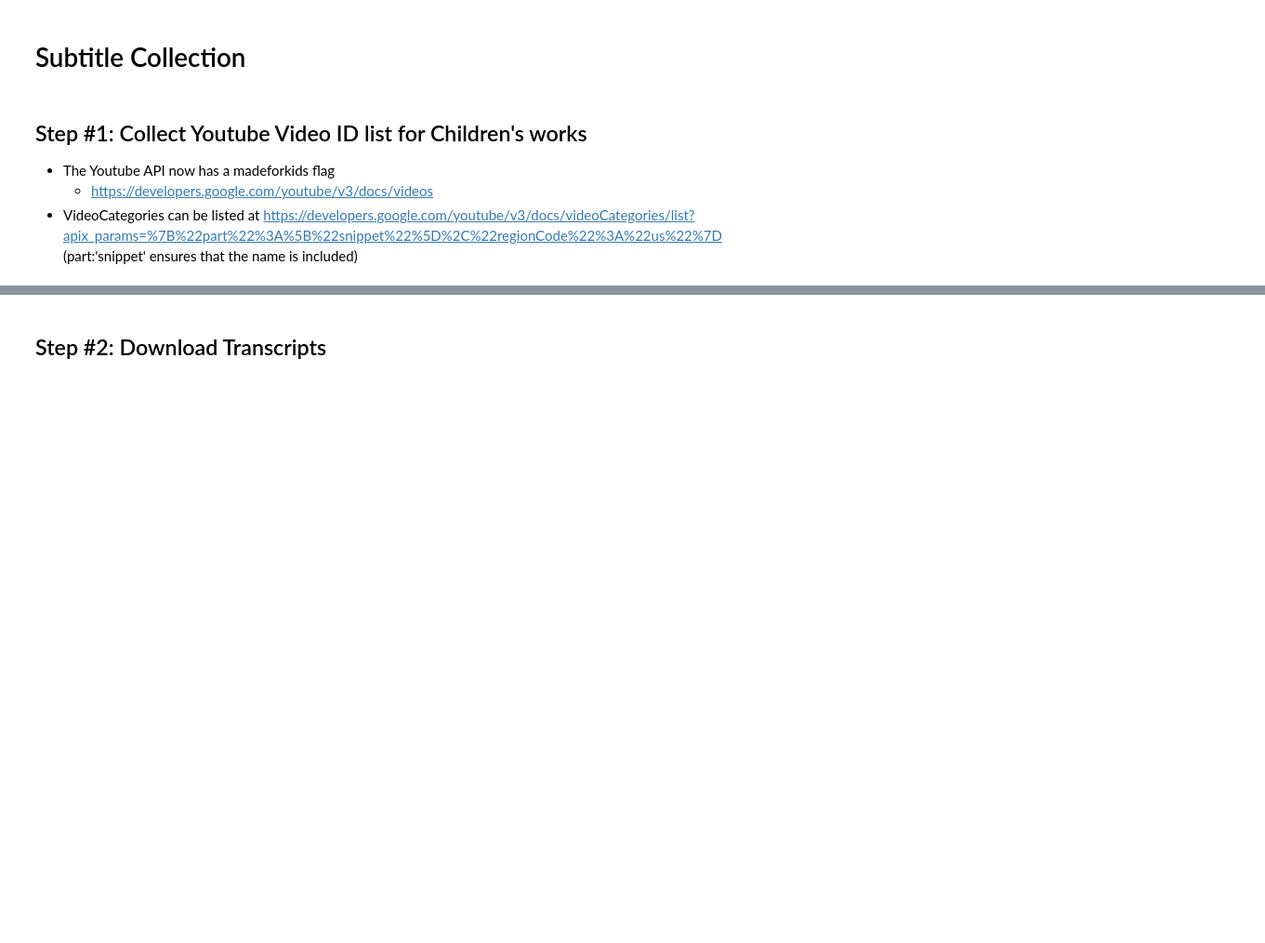
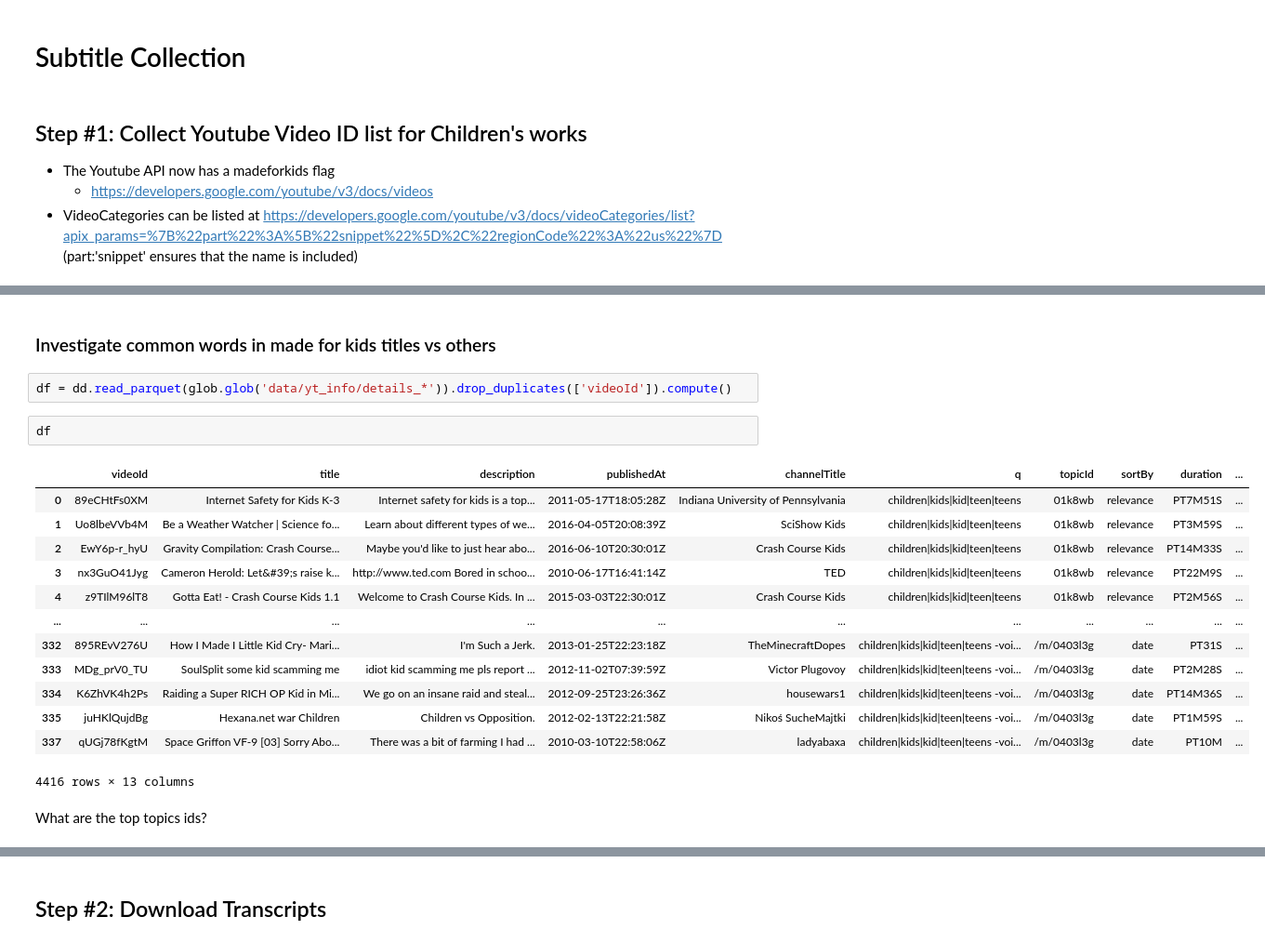
Before and after one commit to massivetexts/motes-corpus, a Jupyter notebook: YoutubeCollection.ipynb, the cells around one changed output, grey strips where cells are left out. Shown at 93% size. Cells and saved outputs as stored; diff of their text form; blank space fills up the shorter version.

```diff
--- a/YoutubeCollection.ipynb
+++ b/YoutubeCollection.ipynb
@@ -112,0 +178,22 @@ print(video_ids)
+# %% [markdown]
+### Investigate common words in made for kids titles vs others
+# %%
+df = dd.read_parquet(glob.glob('data/yt_info/details_*')).drop_duplicates(['videoId']).compute()
+# %%
+df
+# %% [output]
+|  | videoId | title | description | publishedAt | channelTitle | q | topicId | sortBy | duration | ... |
+| 0 | 89eCHtFs0XM | Internet Safety for Kids K-3 | Internet safety for kids is a top... | 2011-05-17T18:05:28Z | Indiana University of Pennsylvania | children|kids|kid|teen|teens | 01k8wb | relevance | PT7M51S | ... |
+| 1 | Uo8lbeVVb4M | Be a Weather Watcher | Science fo... | Learn about different types of we... | 2016-04-05T20:08:39Z | SciShow Kids | children|kids|kid|teen|teens | 01k8wb | relevance | PT3M59S | ... |
+| 2 | EwY6p-r_hyU | Gravity Compilation: Crash Course... | Maybe you'd like to just hear abo... | 2016-06-10T20:30:01Z | Crash Course Kids | children|kids|kid|teen|teens | 01k8wb | relevance | PT14M33S | ... |
+| 3 | nx3GuO41Jyg | Cameron Herold: Let&#39;s raise k... | http://www.ted.com Bored in schoo... | 2010-06-17T16:41:14Z | TED | children|kids|kid|teen|teens | 01k8wb | relevance | PT22M9S | ... |
+| 4 | z9TIlM96lT8 | Gotta Eat! - Crash Course Kids 1.1 | Welcome to Crash Course Kids. In ... | 2015-03-03T22:30:01Z | Crash Course Kids | children|kids|kid|teen|teens | 01k8wb | relevance | PT2M56S | ... |
+| ... | ... | ... | ... | ... | ... | ... | ... | ... | ... | ... |
+| 332 | 895REvV276U | How I Made I Little Kid Cry- Mari... | I'm Such a Jerk. | 2013-01-25T22:23:18Z | TheMinecraftDopes | children|kids|kid|teen|teens -voi... | /m/0403l3g | date | PT31S | ... |
+| 333 | MDg_prV0_TU | SoulSplit some kid scamming me | idiot kid scamming me pls report ... | 2012-11-02T07:39:59Z | Victor Plugovoy | children|kids|kid|teen|teens -voi... | /m/0403l3g | date | PT2M28S | ... |
+| 334 | K6ZhVK4h2Ps | Raiding a Super RICH OP Kid in Mi... | We go on an insane raid and steal... | 2012-09-25T23:26:36Z | housewars1 | children|kids|kid|teen|teens -voi... | /m/0403l3g | date | PT14M36S | ... |
+| 335 | juHKlQujdBg | Hexana.net war Children | Children vs Opposition. | 2012-02-13T22:21:58Z | Nikoś SucheMajtki | children|kids|kid|teen|teens -voi... | /m/0403l3g | date | PT1M59S | ... |
+| 337 | qUGj78fKgtM | Space Griffon VF-9 [03] Sorry Abo... | There was a bit of farming I had ... | 2010-03-10T22:58:06Z | ladyabaxa | children|kids|kid|teen|teens -voi... | /m/0403l3g | date | PT10M | ... |
+4416 rows × 13 columns
+# %% [markdown]
+What are the top topics ids?
```
Also changed, not shown: parts of 36 cells of this notebook, 1 other file.
